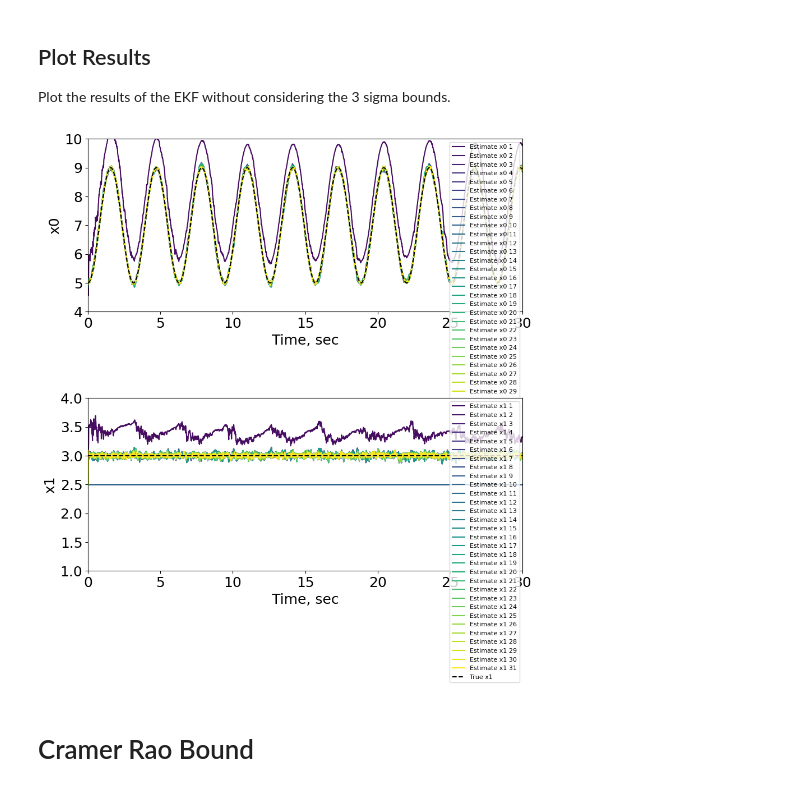
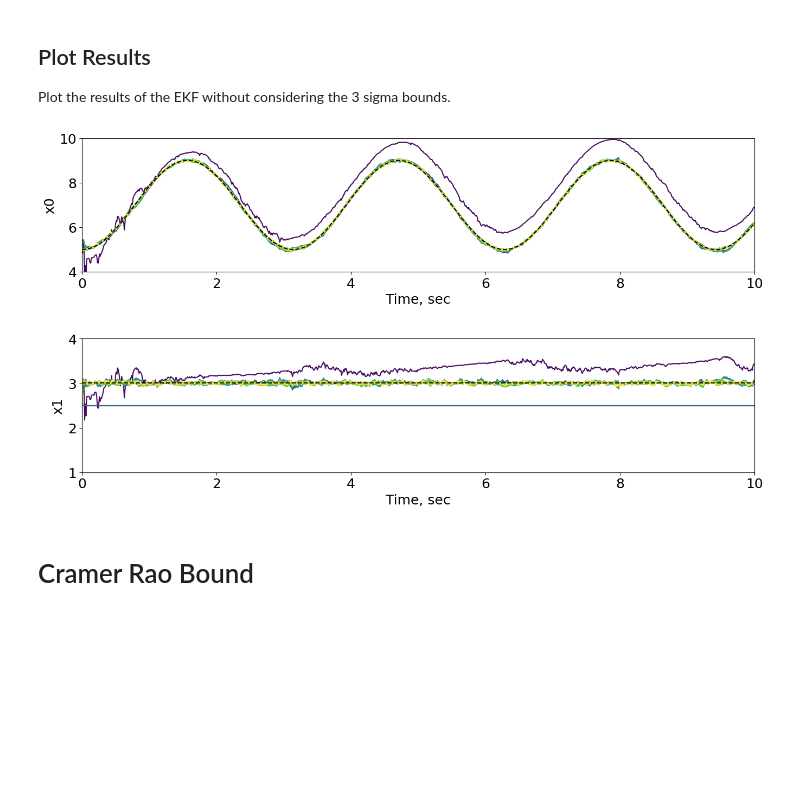
Before and after one commit to jadenmecham/First-Project, a Jupyter notebook: 4 - Nonlinear Camera/5C_EKF_UKF_monocamera_corrected.ipynb, the cells around one changed output. Saved outputs shown, nothing was run; the diff lists cells and outputs as text; code cells hidden in the pictures; blank space fills up the shorter version.

```diff
--- a/4 - Nonlinear Camera/5C_EKF_UKF_monocamera_corrected.ipynb
+++ b/4 - Nonlinear Camera/5C_EKF_UKF_monocamera_corrected.ipynb
@@ -69,7 +74,7 @@ class MonoCamera:
 sys = MonoCamera()
 
 x0 = np.array([5, 3]) # initial conditions
-tsim = np.arange(0, 30, 0.01) # simulation  time
+tsim = np.arange(0, 10, 0.01) # simulation  time
 
 X, U, Y = sys.simulate(x0, tsim)
 # %%
@@ -231,40 +236,40 @@ for i in range(len(R_modified)):
 Plot the results of the EKF without considering the 3 sigma bounds.
 # %%
 # plot the results using 2 subplots
-fig, axs = plt.subplots(2, 1, figsize=(10, 10))
+fig, axs = plt.subplots(2, 1, figsize=(16, 8))
 fig.subplots_adjust(hspace=0.5)
 # plot all 31 estimates of x0
 
 # define a color map for the lines
 cmap = plt.get_cmap('viridis', len(R_modified)+1)
 
 for i in range(len(R_modified)):
     axs[0].plot(tsim, results[i]['x0_hat'], label=f'Estimate x0 {i+1}', color=cmap(i+1))
 axs[0].set_xlabel('Time, sec')
 axs[0].set_ylabel('x0')
 axs[0].set_ylim([4, 10])
-axs[0].set_xlim([0, 30])
+axs[0].set_xlim([0, 10])
 # Plot x0 on the first subplot as a dashed line onm top of all other lines
 axs[0].plot(tsim, X[0, :], label='True x0', linestyle='--', color='black')
 
 # legend
-axs[0].legend(loc='upper right', fontsize=8)
+# axs[0].legend(loc='upper right', fontsize=8)
 
 # plot all 31 estimates of x1
 for i in range(len(R_modified)):
     axs[1].plot(tsim, results[i]['x1_hat'], label=f'Estimate x1 {i+1}', color=cmap(i+1))
 axs[1].set_xlabel('Time, sec')
 axs[1].set_ylabel('x1')
 axs[1].set_ylim([1, 4])
-axs[1].set_xlim([0, 30])
+axs[1].set_xlim([0, 10])
 # Plot x1 on the second subplot
 axs[1].plot(tsim, X[1, :], label='True x1', linestyle='--', color='black')
 # legend
-axs[1].legend(loc='upper right', fontsize=8)
+# axs[1].legend(loc='upper right', fontsize=8)
 
 plt.show()
 # %% [output]
-[figure, old version]
+[figure, new version]
 # %% [markdown]
 # Cramer Rao Bound
 # %% [markdown]
```
Also changed, not shown: parts of 8 cells of this notebook.
